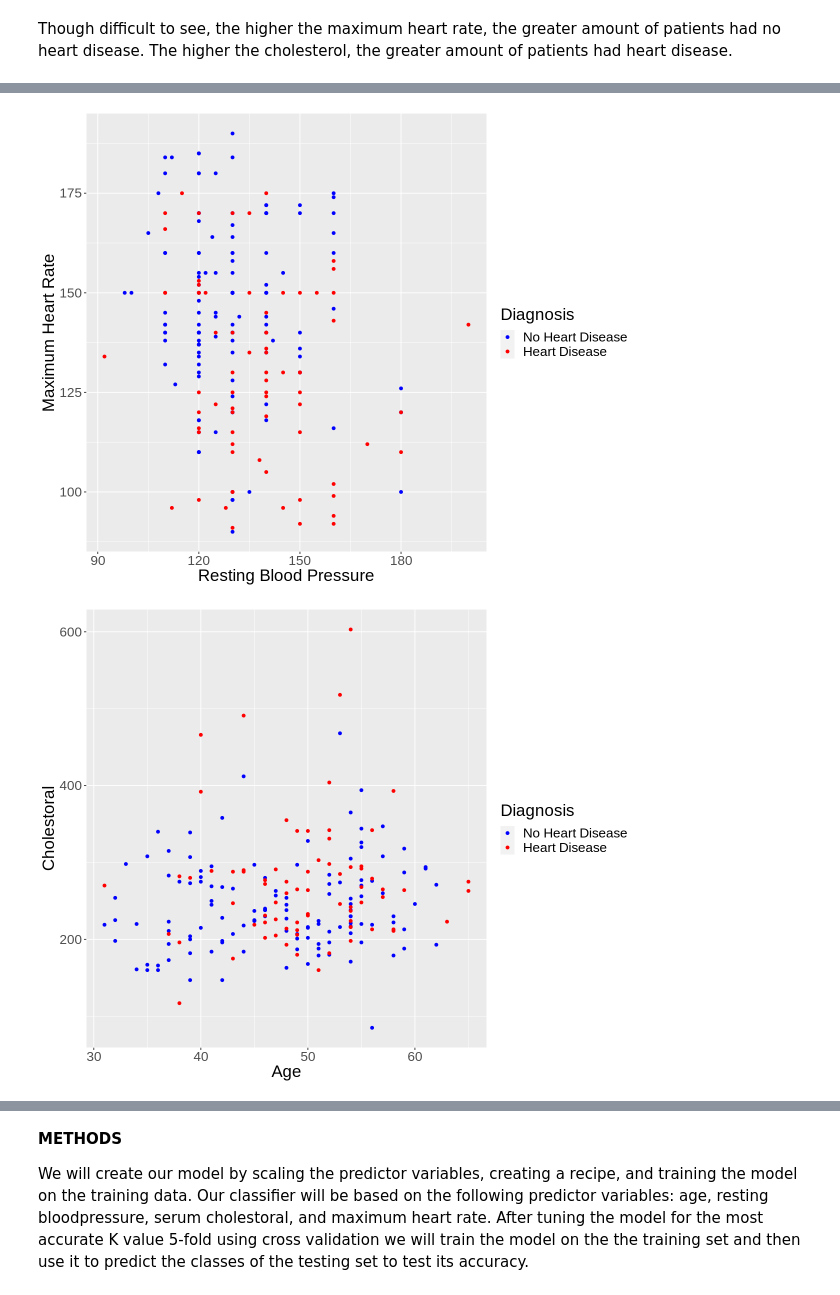
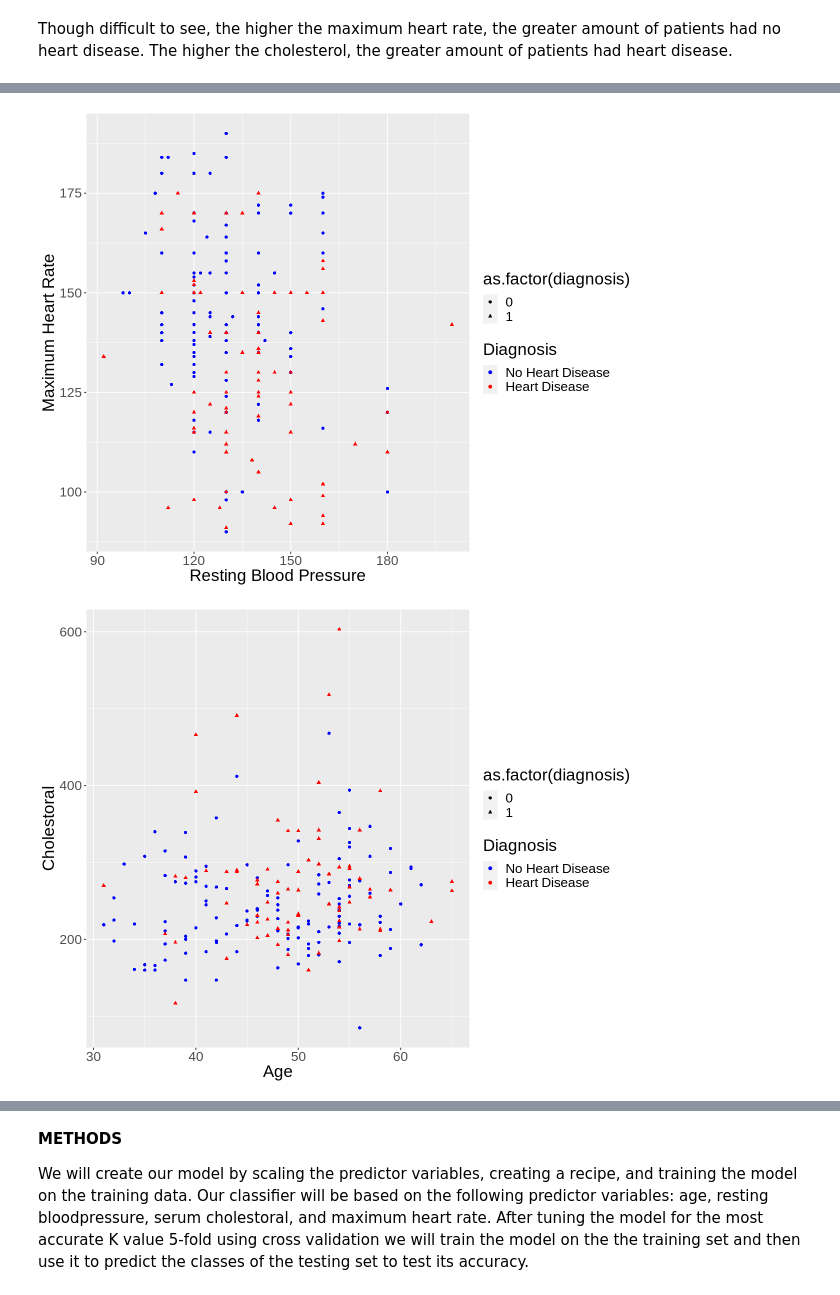
Before and after one commit to julieklipp/Project-Proposal, a Jupyter notebook: Project Proposal.ipynb, the cells around one changed output, grey strips where cells are left out. Cells and saved outputs as stored; diff of their text form; code cells hidden in the pictures.

```diff
--- a/Project Proposal.ipynb
+++ b/Project Proposal.ipynb
@@ -238,25 +218,25 @@ max_heart_rate_vs_cholestoral_plot
 # %%
 options(repr.plot.width = 10, repr.plot.height = 8)
 resting_blood_pressure_vs_max_heart_rate_plot <- training_heart_data |>
-    ggplot(aes(x = as.numeric(resting_blood_pressure), y = as.numeric(max_heart_rate), color = as.factor(diagnosis))) +
+    ggplot(aes(x = as.numeric(resting_blood_pressure), y = as.numeric(max_heart_rate), color = as.factor(diagnosis), shape = as.factor(diagnosis))) +
     geom_point() +
     labs(x = "Resting Blood Pressure", y = "Maximum Heart Rate", color = "Diagnosis") +
     theme(text = element_text(size = 20)) +
     scale_color_manual(labels = c("No Heart Disease", "Heart Disease"), values = c("blue", "red"))
 resting_blood_pressure_vs_max_heart_rate_plot
 # %% [output]
-[figure, old version]
+[figure, new version]
 # %%
 options(repr.plot.width = 10, repr.plot.height = 8)
 age_vs_cholestoral_plot <- training_heart_data |>
-    ggplot(aes(x = age, y = as.numeric(serum_cholestoral), color = as.factor(diagnosis))) +
+    ggplot(aes(x = age, y = as.numeric(serum_cholestoral), color = as.factor(diagnosis), shape = as.factor(diagnosis))) +
     geom_point() +
     labs(x = "Age", y = "Cholestoral", color = "Diagnosis") +
     theme(text = element_text(size = 20)) +
     scale_color_manual(labels = c("No Heart Disease", "Heart Disease"), values = c("blue", "red"))
 age_vs_cholestoral_plot
 # %% [output]
-[figure, old version]
+[figure, new version]
 # %%
 options(repr.plot.width = 10, repr.plot.height = 8)
 cholestoral_vs_resting_blood_pressure_plot <- training_heart_data |>
```
Also changed, not shown: parts of 7 cells of this notebook.
